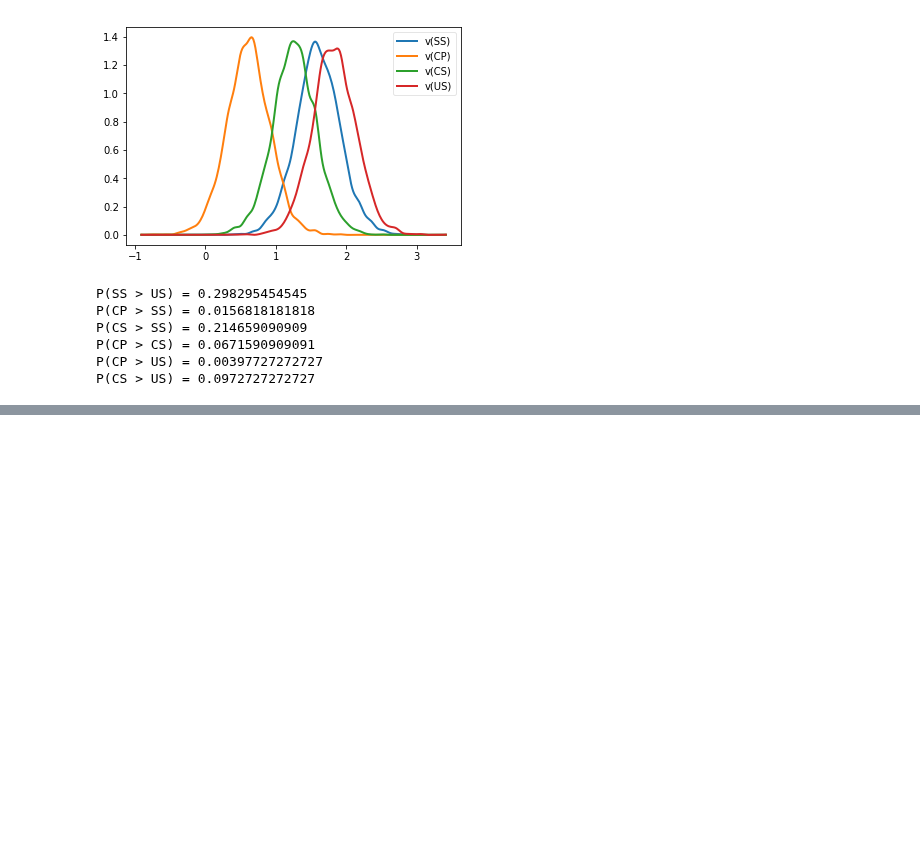
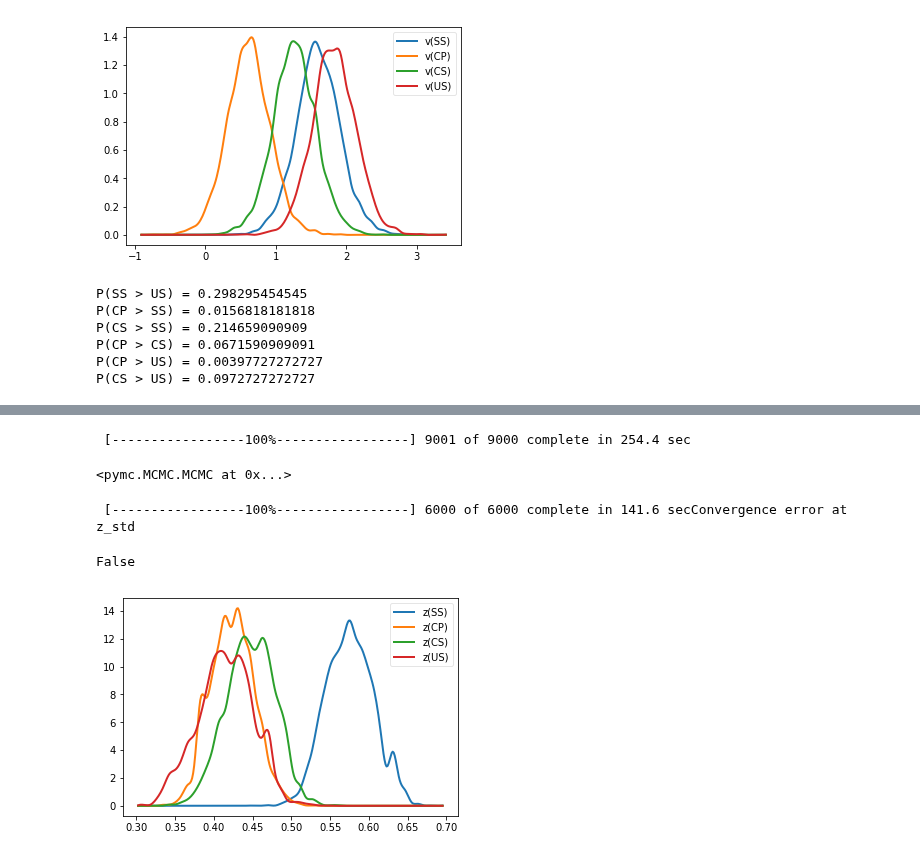
Before and after one commit to CPernet/LanguageDecision, a Jupyter notebook: language_decision/2-matched-controls-analysis.ipynb, the cells around one changed output, grey strips where cells are left out. Saved outputs shown, nothing was run; the diff lists cells and outputs as text; code cells hidden in the pictures; blank space fills up the shorter version.

```diff
--- a/language_decision/2-matched-controls-analysis.ipynb
+++ b/language_decision/2-matched-controls-analysis.ipynb
@@ -118,0 +162,25 @@ P(CS > US) = 0.0972727272727
+# %%
+model_bias = hddm.HDDM(controls, depends_on={'v': 'stim', 'z': 'stim'}, bias=True)
+model_bias.find_starting_values()
+model_bias.sample(9000, burn=200)
+# %% [output]
+ [-----------------100%-----------------] 9001 of 9000 complete in 254.4 sec
+<pymc.MCMC.MCMC at 0x...>
+# %%
+models_bias = []
+for i in range(5):
+    m = hddm.HDDM(controls, depends_on={'v': 'stim', 'z': 'stim'}, bias=True)
+    m.find_starting_values()
+    m.sample(6000, burn=20)
+    models_bias.append(m)
+
+model_tools.check_convergence(models_bias)
+# %% [output]
+ [-----------------100%-----------------] 6000 of 6000 complete in 141.6 secConvergence error at z_std
+False
+# %%
+z_SS, z_CP, z_CS, z_US = model_bias.nodes_db.node[['z(SS)', 'z(CP)', 'z(CS)', 'z(US)']]
+
+hddm.analyze.plot_posterior_nodes([z_SS, z_CP, z_CS, z_US])
+# %% [output]
+[figure, added]
```
Also changed, not shown: parts of 6 cells of this notebook.
